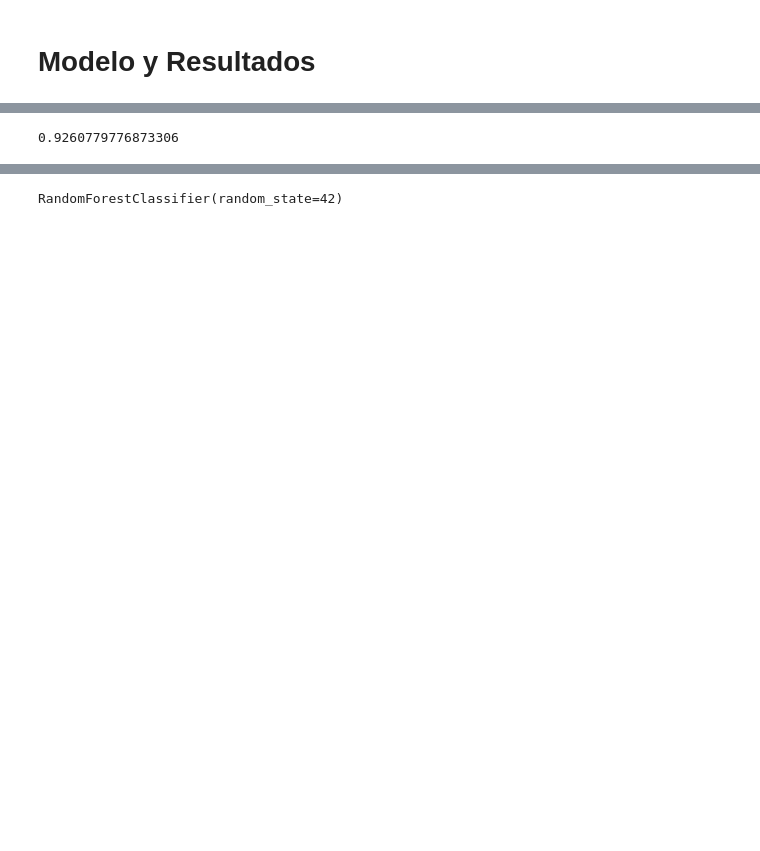
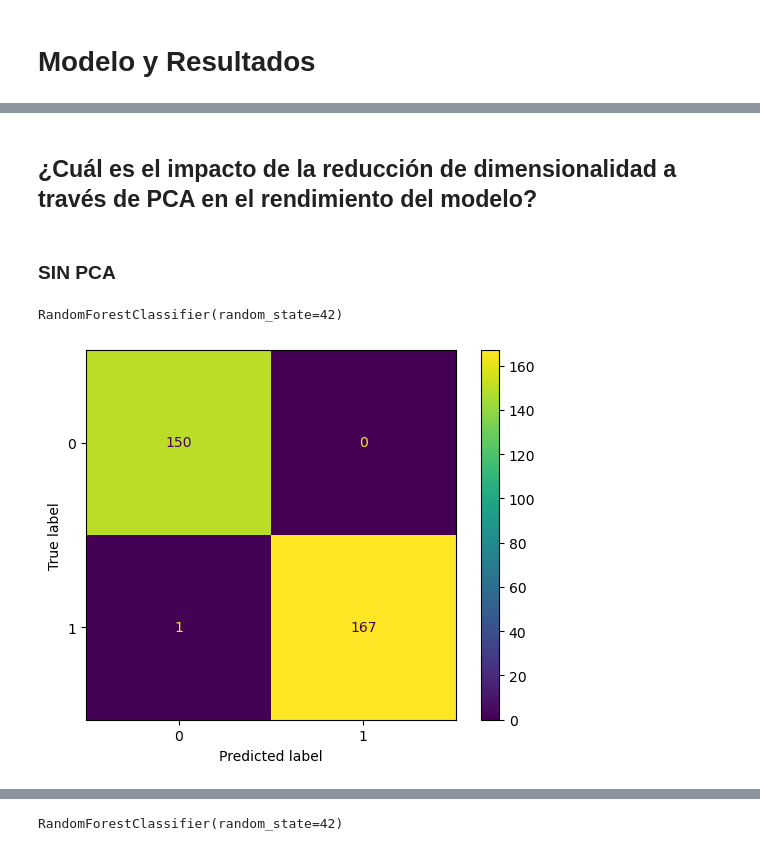
Before and after one commit to koalaspero/ICD-Proyecto, a Jupyter notebook: notebooks/ML_Model.ipynb, the cells around one changed output, grey strips where cells are left out. Drawn from its saved outputs; the diff is of its cells as text; code cells hidden in the pictures; blank space fills up the shorter version.

```diff
--- a/notebooks/ML_Model.ipynb
+++ b/notebooks/ML_Model.ipynb
@@ -150,4 +155,22 @@ X_test_pca = pca.transform(X_test_tfidf.toarray())
-# %%
-sum(pca.explained_variance_ratio_)
-# %% [output]
-0.9260779776873306
+# %% [markdown]
+## ¿Cuál es el impacto de la reducción de dimensionalidad a través de PCA en el rendimiento del modelo?
+# %% [markdown]
+### SIN PCA
+# %%
+# Inicializar y entrenar un clasificador Random Forest
+first_clf = RandomForestClassifier(n_estimators=100, random_state=42)
+first_clf.fit(X_train_tfidf, y_train)
+# %% [output]
+RandomForestClassifier(random_state=42)
+# %%
+# Realizar predicciones en el conjunto de prueba
+y_pred = first_clf.predict(X_test_tfidf)
+# %%
+# Matriz de confusión
+cm = confusion_matrix(y_test, y_pred, labels=first_clf.classes_)
+disp = ConfusionMatrixDisplay(confusion_matrix=cm,
+                               display_labels=first_clf.classes_)
+disp.plot()
+plt.show()
+# %% [output]
+[figure, added]
```
Also changed, not shown: parts of 30 cells of this notebook.
